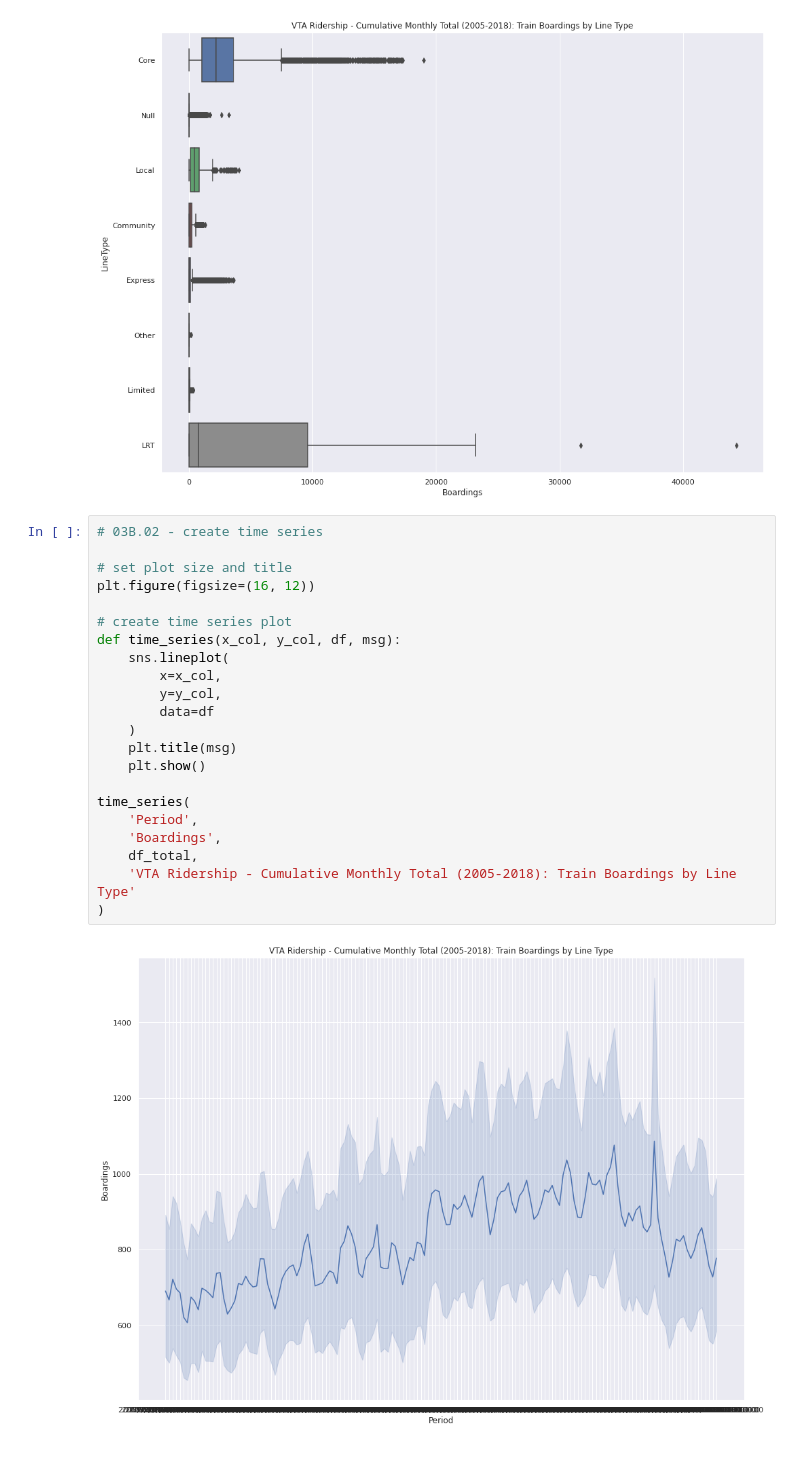
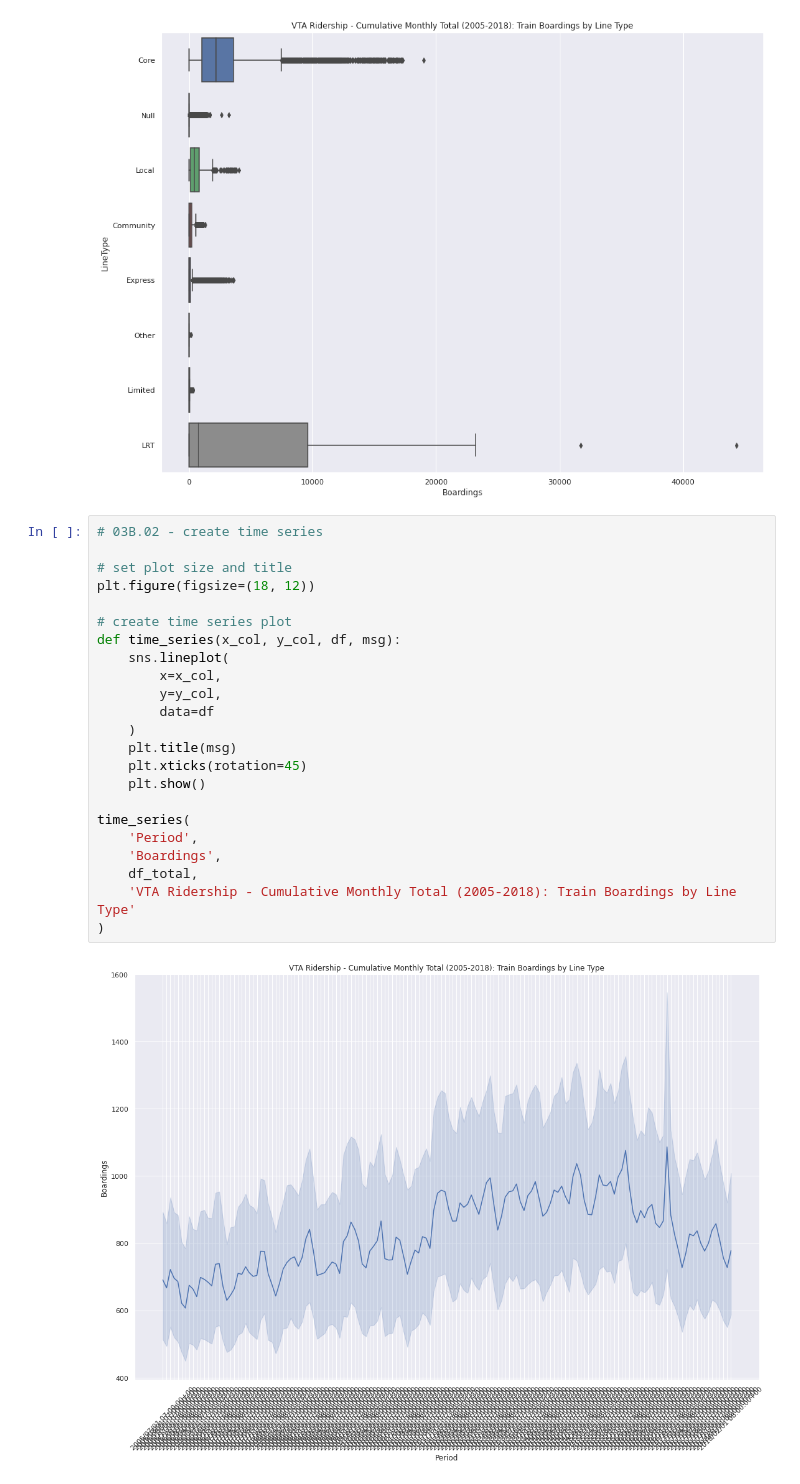
Before and after one commit to AlexFang0214SH/jupyter-dashboard, a Jupyter notebook: notebooks/Jupyter_Dashboard.ipynb, the cells around one changed output. Cells and saved outputs as stored; diff of their text form.

```diff
--- a/notebooks/Jupyter_Dashboard.ipynb
+++ b/notebooks/Jupyter_Dashboard.ipynb
@@ -260,24 +260,25 @@ boxplot(
 # %%
 # 03B.02 - create time series
 
 # set plot size and title
-plt.figure(figsize=(16, 12))
+plt.figure(figsize=(18, 12))
 
 # create time series plot
 def time_series(x_col, y_col, df, msg):
     sns.lineplot(
         x=x_col,
         y=y_col,
         data=df
     )
     plt.title(msg)
+    plt.xticks(rotation=45)
     plt.show()
 
 time_series(
     'Period',
     'Boardings',
     df_total,
     'VTA Ridership - Cumulative Monthly Total (2005-2018): Train Boardings by Line Type'
 )
 # %% [output]
-[figure, old version]
+[figure, new version]
```
